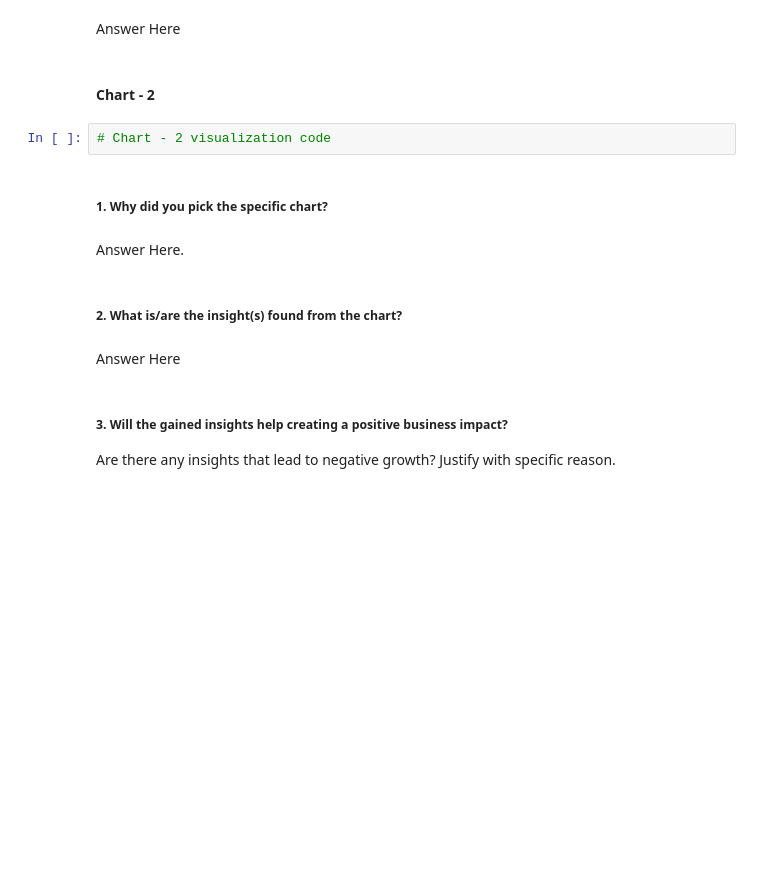
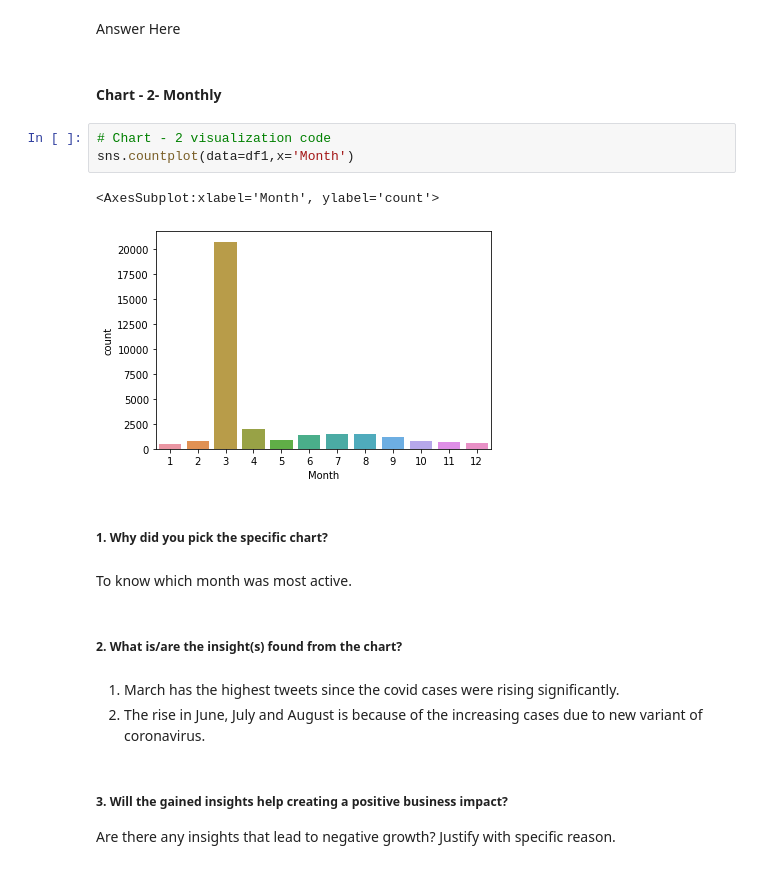
Before and after one commit to Jeetesh-KumarM/CAPSTONE-PROJECT-3-CLASSIFICATION, a Jupyter notebook: Coronavirus_Tweet_Sentiment_Analysis.ipynb, the cells around one changed output. Saved outputs shown, nothing was run; the diff lists cells and outputs as text; blank space fills up the shorter version.

```diff
--- a/Coronavirus_Tweet_Sentiment_Analysis.ipynb
+++ b/Coronavirus_Tweet_Sentiment_Analysis.ipynb
@@ -298,17 +286,22 @@ Are there any insights that lead to negative growth? Justify with specific reaso
 # %% [markdown]
 Answer Here
 # %% [markdown]
-#### Chart - 2
+#### Chart - 2- Monthly
 # %%
 # Chart - 2 visualization code
+sns.countplot(data=df1,x='Month')
+# %% [output]
+<AxesSubplot:xlabel='Month', ylabel='count'>
+[figure, added]
 # %% [markdown]
 ##### 1. Why did you pick the specific chart?
-# %% [markdown]
-Answer Here.
+# %% [markdown]
+To know which month was most active.
 # %% [markdown]
 ##### 2. What is/are the insight(s) found from the chart?
-# %% [markdown]
-Answer Here
+# %% [markdown]
+1. March has the highest tweets since the covid cases were rising significantly.
+2. The rise in June, July and August is because of the increasing cases due to new variant of coronavirus.
 # %% [markdown]
 ##### 3. Will the gained insights help creating a positive business impact?
 Are there any insights that lead to negative growth? Justify with specific reason.
```
Also changed, not shown: parts of 4 cells of this notebook.
